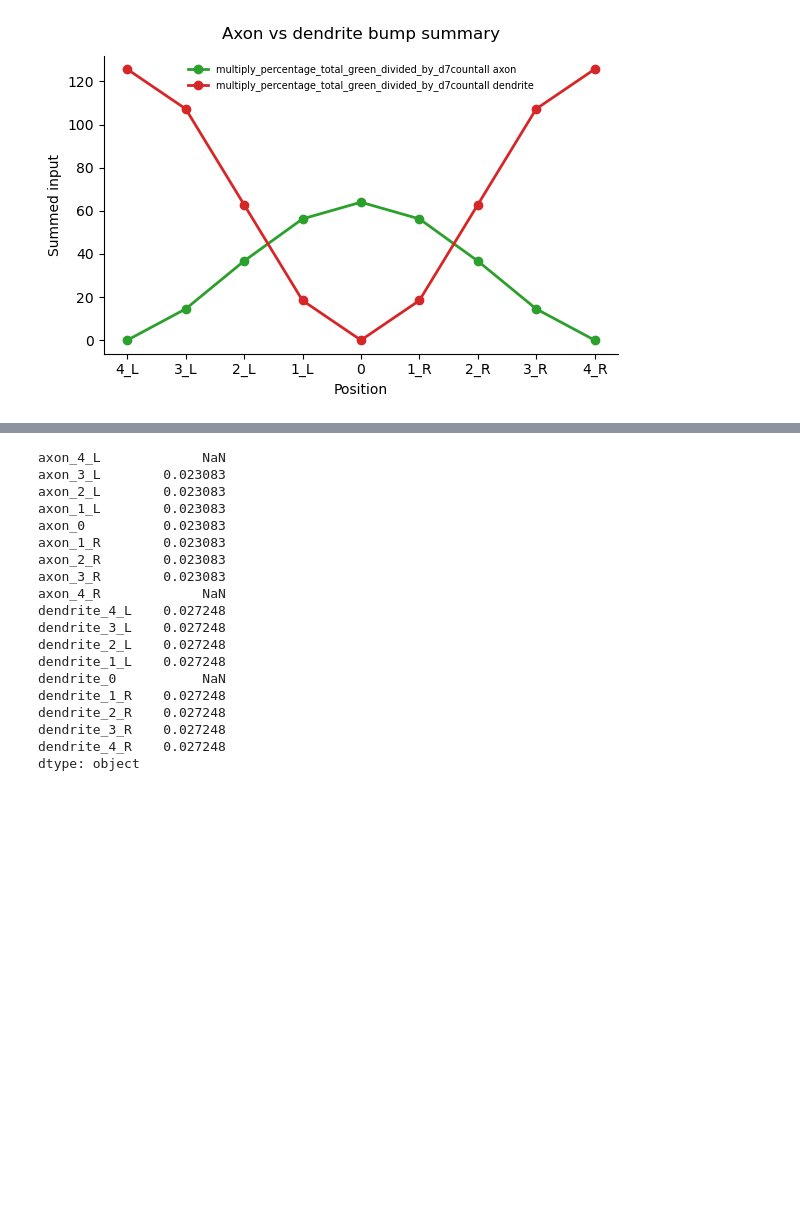
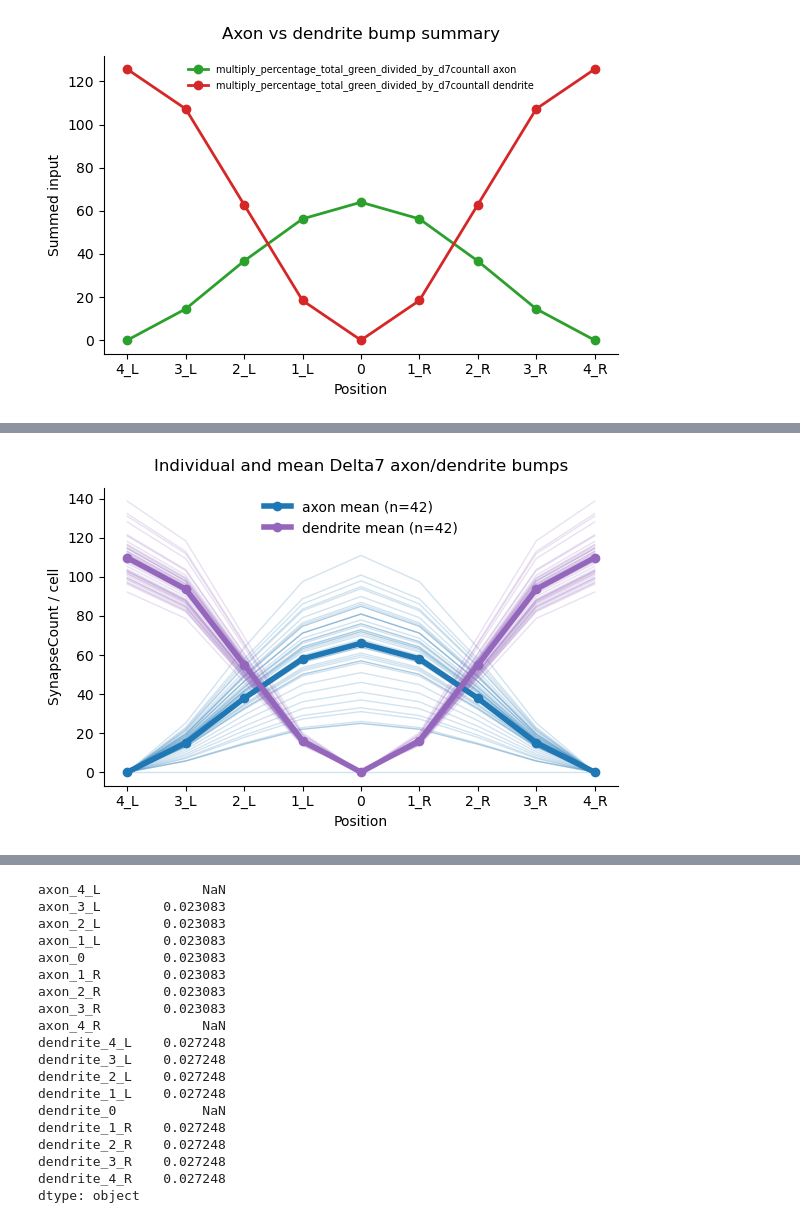
Before and after one commit to sansachenlelele/connectome_analysis_fisherlab, a Jupyter notebook: send_to_fisherlabgithub/notebooks/glucl_drive.ipynb, the cells around one changed output, grey strips where cells are left out. Saved outputs shown, nothing was run; the diff lists cells and outputs as text; code cells hidden in the pictures; blank space fills up the shorter version.

Commit message:
done TQ suggestion but no normalization which means combine into glomerulus yet

```diff
--- a/send_to_fisherlabgithub/notebooks/glucl_drive.ipynb
+++ b/send_to_fisherlabgithub/notebooks/glucl_drive.ipynb
@@ -210,6 +210,7 @@ glucl_scaling_values
  'percentage_total_green_divided_by_d7countall_dendritemean': 0.0057912990777446195,
  'percentage_total_green_divided_by_d7countall_axon': 0.023083264633140973}
 # %%
+# directly multiply the glucl_scaling_values to the summary df.
 synapse_count_table_add_bump_summary_glucl = (
     glucl.build_multiplied_bump_summary(
         summary_df=summary_df,
@@ -218,10 +219,7 @@ synapse_count_table_add_bump_summary_glucl = (
     ))
 
 synapse_count_table_add_bump_summary_all = pd.concat(
-    [
-        synapse_count_table_add_bump_summary,
-        synapse_count_table_add_bump_summary_glucl,
-    ],
+    [synapse_count_table_add_bump_summary, synapse_count_table_add_bump_summary_glucl,],
     ignore_index=True,)
 synapse_count_table_add_bump_summary_all
 # %% [output]
@@ -262,0 +265,19 @@ glucl.plot_axon_dendrite_bump_summary(
+# %%
+# multiply the glucl_scaling_values to each delta7 neuron first (NOTE: now atotal_input ≠ xonal_input+dendritic_input)
+synapse_count_table_add_bump_receptor = (
+    glucl.apply_glucl_scaling_to_individual_bumps(
+        df=synapse_count_table_add_bump,
+        glucl_scaling_values=glucl_scaling_values,
+        axon_key="percentage_total_green_axon",
+        dendrite_key="percentage_total_green_dendritemean",
+    )
+)
+
+synapse_count_table_add_bump_receptorbysynapse = (
+    glucl.apply_glucl_scaling_to_individual_bumps(
+        df=synapse_count_table_add_bump,
+        glucl_scaling_values=glucl_scaling_values,
+        axon_key="percentage_total_green_divided_by_d7countall_axon",
+        dendrite_key="percentage_total_green_divided_by_d7countall_dendritemean",
+    )
+)
@@ -262,0 +292,16 @@ glucl.plot_axon_dendrite_bump_summary(
+# %%
+glucl.plot_individual_and_mean_axon_dendrite_bumps(
+    individual_df=synapse_count_table_add_bump_receptor,
+    sum_df=synapse_count_table_add_bump_summary_all,
+    sum_source="multiply_percentage_total_green",
+    axon_color="tab:blue",
+    dendrite_color="tab:purple",
+    individual_alpha=0.2,           # lower alpha, more transparent
+    mean_linewidth=4,
+    ylabel="SynapseCount / cell",
+    title="Individual and mean Delta7 axon/dendrite bumps",
+    figsize=(6, 4),
+    #save_svg=results_dir / dataset_name / "Delta7_per_cell" / "individual_mean_bumps.svg",
+)
+# %% [output]
+[figure, added]
```
Also changed, not shown: parts of 5 cells of this notebook, 1 other file.
